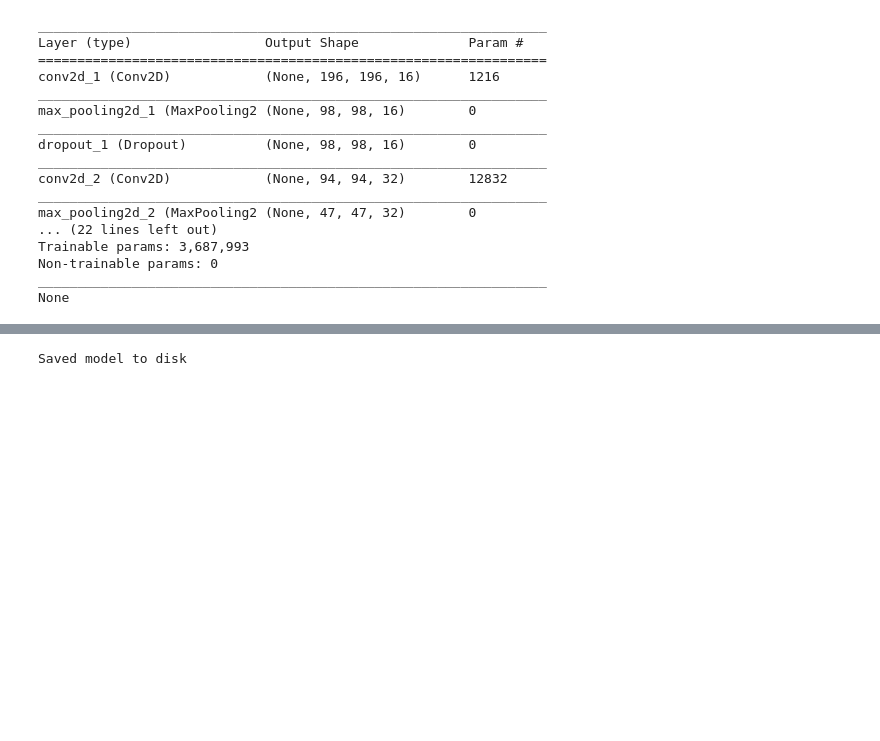
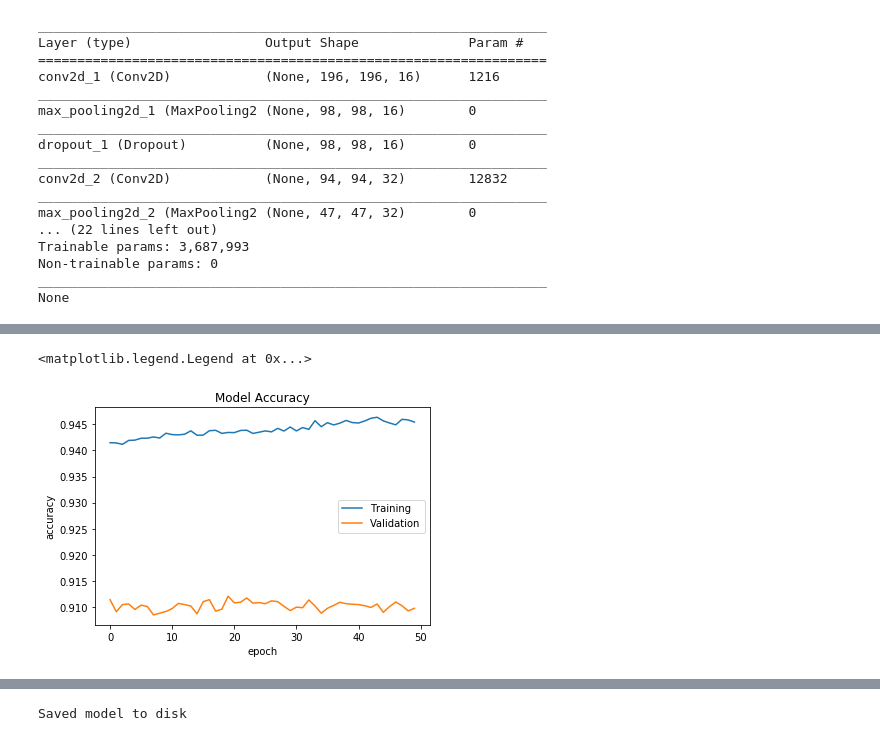
Before and after one commit to singhsukhendra/MovieGenrePrediction, a Jupyter notebook: MovieGenre.ipynb, the cells around one changed output, grey strips where cells are left out. Saved outputs shown, nothing was run; the diff lists cells and outputs as text; code cells hidden in the pictures; blank space fills up the shorter version.

```diff
--- a/MovieGenre.ipynb
+++ b/MovieGenre.ipynb
@@ -124,7 +124,7 @@ None
 # %%
 model.compile(optimizer='adam', loss='binary_crossentropy', metrics=['accuracy'])
 
-model.fit(X_train, y_train, epochs=50, validation_data=(X_test, y_test), batch_size=32)
+history=model.fit(X_train, y_train, epochs=50, validation_data=(X_test, y_test), batch_size=32)
 
 model_json = model.to_json()
 with open("model.json", "w") as json_file:
@@ -167,2 +167,12 @@ Comedy (0.19)
 <matplotlib.image.AxesImage at 0x...>
 [figure]
+# %%
+plt.plot(history.history['acc'])
+plt.plot(history.history['val_acc'])
+plt.title('Model Accuracy')
+plt.ylabel('accuracy')
+plt.xlabel('epoch')
+plt.legend(['Training', 'Validation'])
+# %% [output]
+<matplotlib.legend.Legend at 0x...>
+[figure, added]
```
Also changed, not shown: parts of 2 cells of this notebook.
